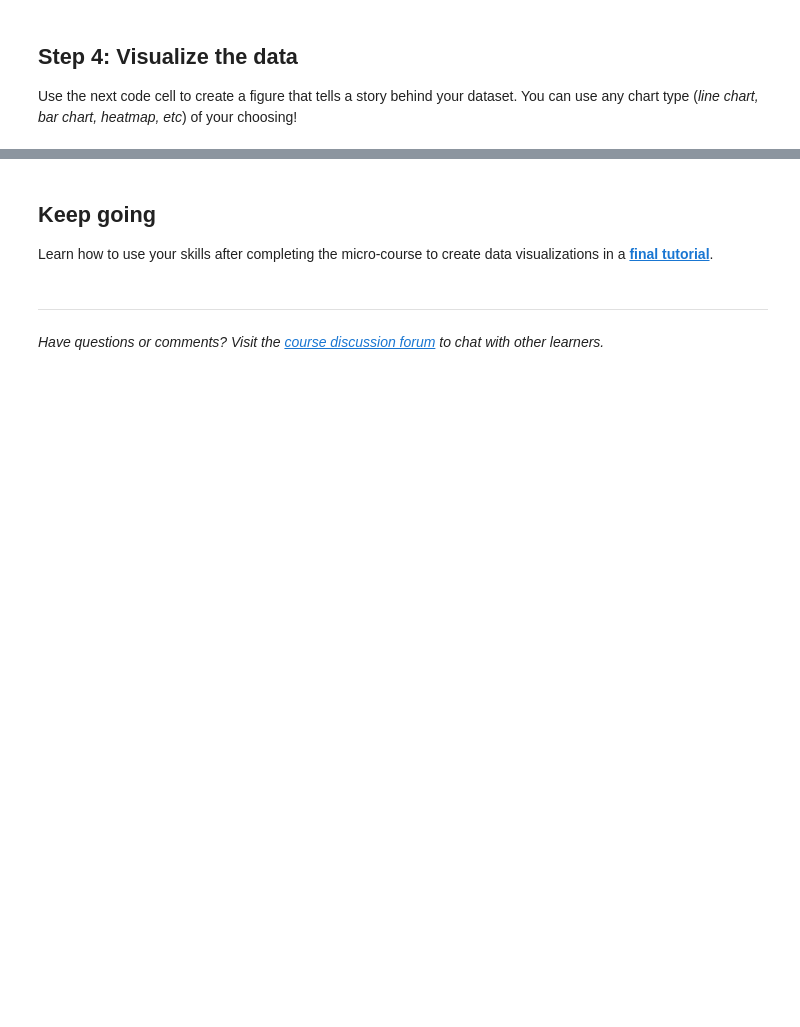
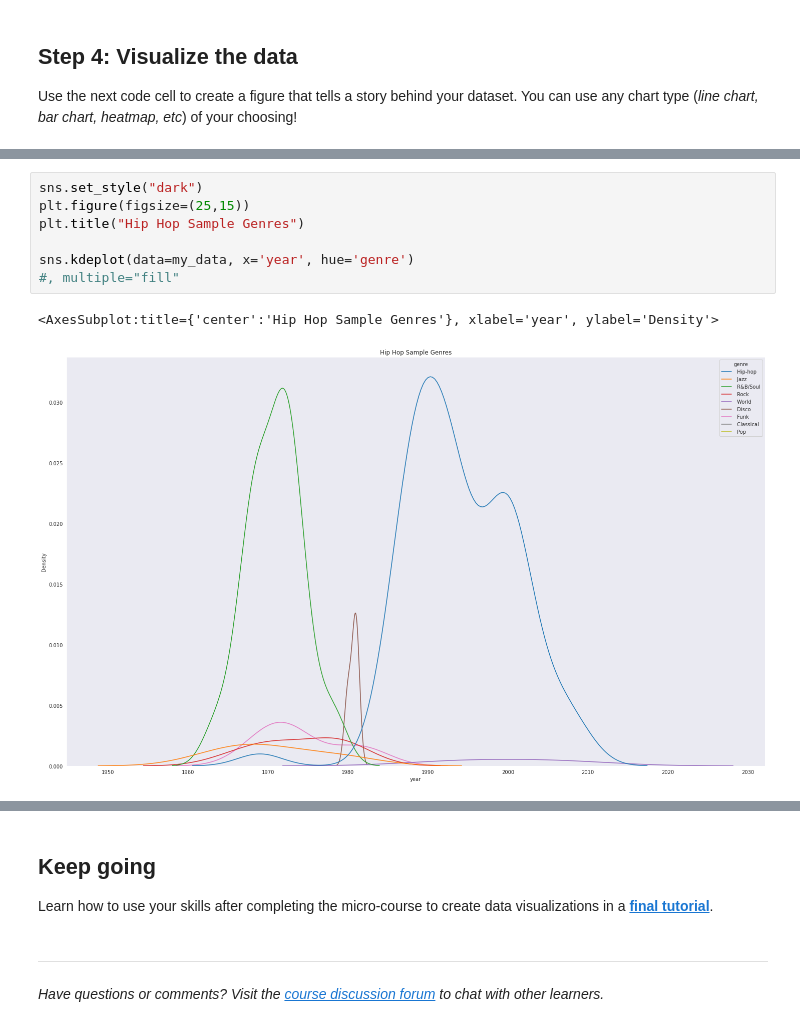
Before and after one commit to prototyyype/kaggle-practice, a Jupyter notebook: data-visualization/exercise-final-project.ipynb, the cells around one changed output, grey strips where cells are left out. Drawn from its saved outputs; the diff is of its cells as text; blank space fills up the shorter version.

```diff
--- a/data-visualization/exercise-final-project.ipynb
+++ b/data-visualization/exercise-final-project.ipynb
@@ -97,0 +165,10 @@ step_4.check()
+# %%
+sns.set_style("dark")
+plt.figure(figsize=(25,15))
+plt.title("Hip Hop Sample Genres")
+
+sns.kdeplot(data=my_data, x='year', hue='genre')
+#, multiple="fill"
+# %% [output]
+<AxesSubplot:title={'center':'Hip Hop Sample Genres'}, xlabel='year', ylabel='Density'>
+[figure, added]
```
Also changed, not shown: parts of 14 cells of this notebook.
